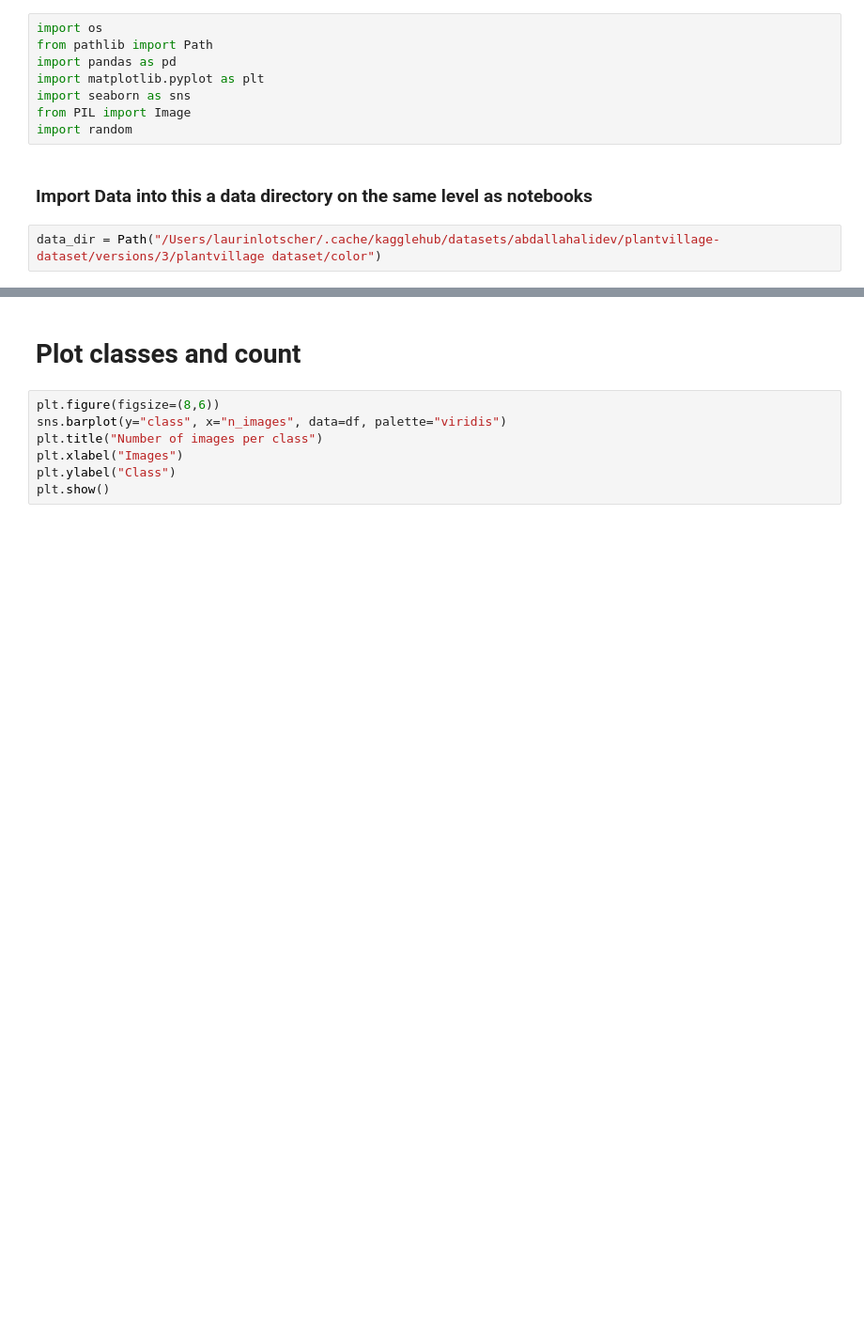
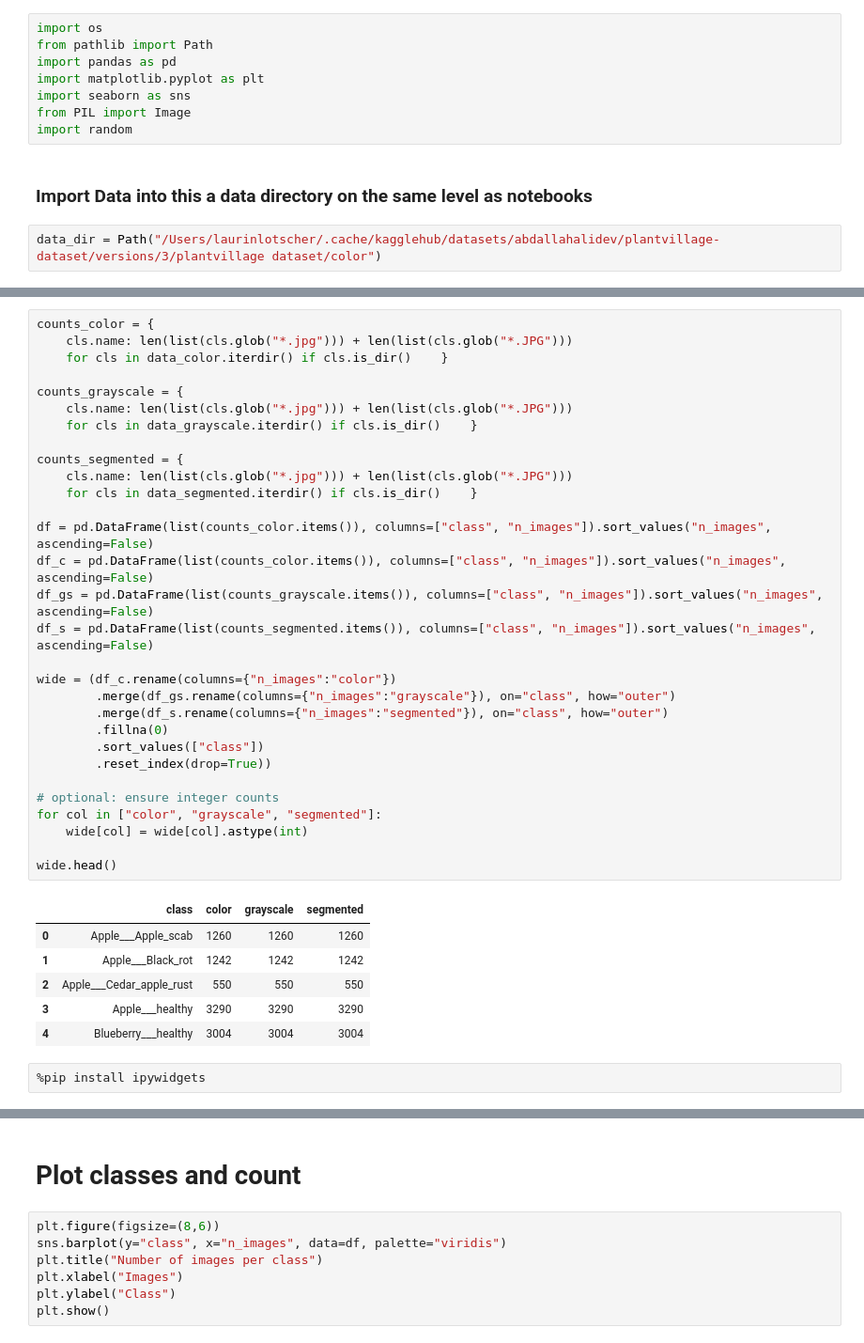
Before and after one commit to codewithlaurin/DSPRO1, a Jupyter notebook: notebooks/01_exploration.ipynb, the cells around one changed output, grey strips where cells are left out. Shown at 94% size. Saved outputs shown, nothing was run; the diff lists cells and outputs as text; blank space fills up the shorter version.

```diff
--- a/notebooks/01_exploration.ipynb
+++ b/notebooks/01_exploration.ipynb
@@ -39,0 +37,39 @@ df.head()
+# %%
+counts_color = {
+    cls.name: len(list(cls.glob("*.jpg"))) + len(list(cls.glob("*.JPG")))
+    for cls in data_color.iterdir() if cls.is_dir()    }
+
+counts_grayscale = {
+    cls.name: len(list(cls.glob("*.jpg"))) + len(list(cls.glob("*.JPG")))
+    for cls in data_grayscale.iterdir() if cls.is_dir()    }
+
+counts_segmented = {
+    cls.name: len(list(cls.glob("*.jpg"))) + len(list(cls.glob("*.JPG")))
+    for cls in data_segmented.iterdir() if cls.is_dir()    }
+
+df = pd.DataFrame(list(counts_color.items()), columns=["class", "n_images"]).sort_values("n_images", ascending=False)
+df_c = pd.DataFrame(list(counts_color.items()), columns=["class", "n_images"]).sort_values("n_images", ascending=False)
+df_gs = pd.DataFrame(list(counts_grayscale.items()), columns=["class", "n_images"]).sort_values("n_images", ascending=False)
+df_s = pd.DataFrame(list(counts_segmented.items()), columns=["class", "n_images"]).sort_values("n_images", ascending=False)
+
+wide = (df_c.rename(columns={"n_images":"color"})
+        .merge(df_gs.rename(columns={"n_images":"grayscale"}), on="class", how="outer")
+        .merge(df_s.rename(columns={"n_images":"segmented"}), on="class", how="outer")
+        .fillna(0)
+        .sort_values(["class"])
+        .reset_index(drop=True))
+
+# optional: ensure integer counts
+for col in ["color", "grayscale", "segmented"]:
+    wide[col] = wide[col].astype(int)
+
+wide.head()
+# %% [output]
+|  | class | color | grayscale | segmented |
+| 0 | Apple___Apple_scab | 1260 | 1260 | 1260 |
+| 1 | Apple___Black_rot | 1242 | 1242 | 1242 |
+| 2 | Apple___Cedar_apple_rust | 550 | 550 | 550 |
+| 3 | Apple___healthy | 3290 | 3290 | 3290 |
+| 4 | Blueberry___healthy | 3004 | 3004 | 3004 |
+# %%
+%pip install ipywidgets
```
Also changed, not shown: parts of 7 cells of this notebook, 1 other file.
